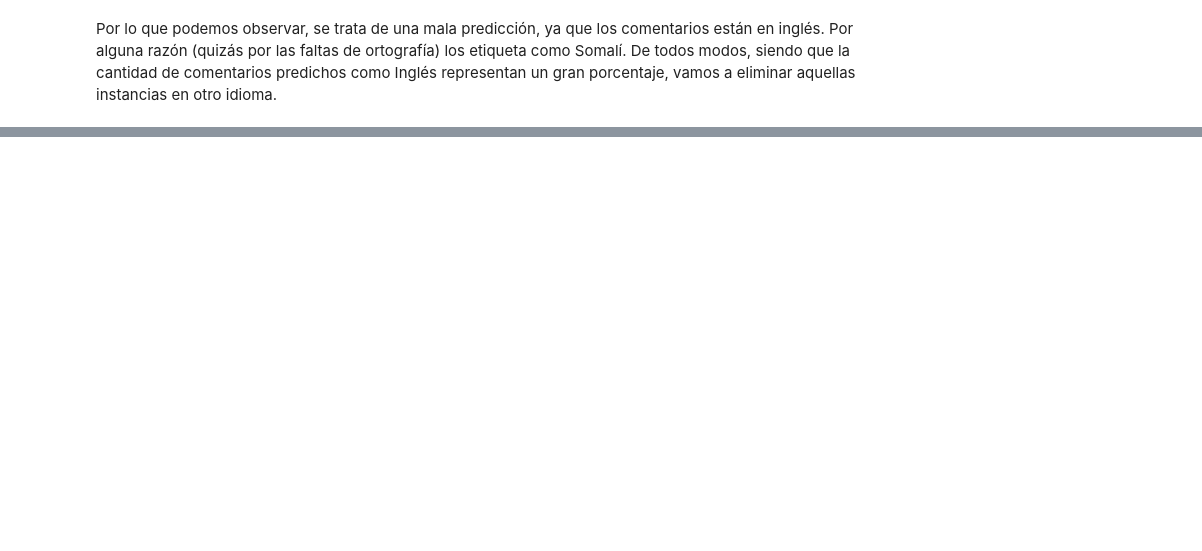
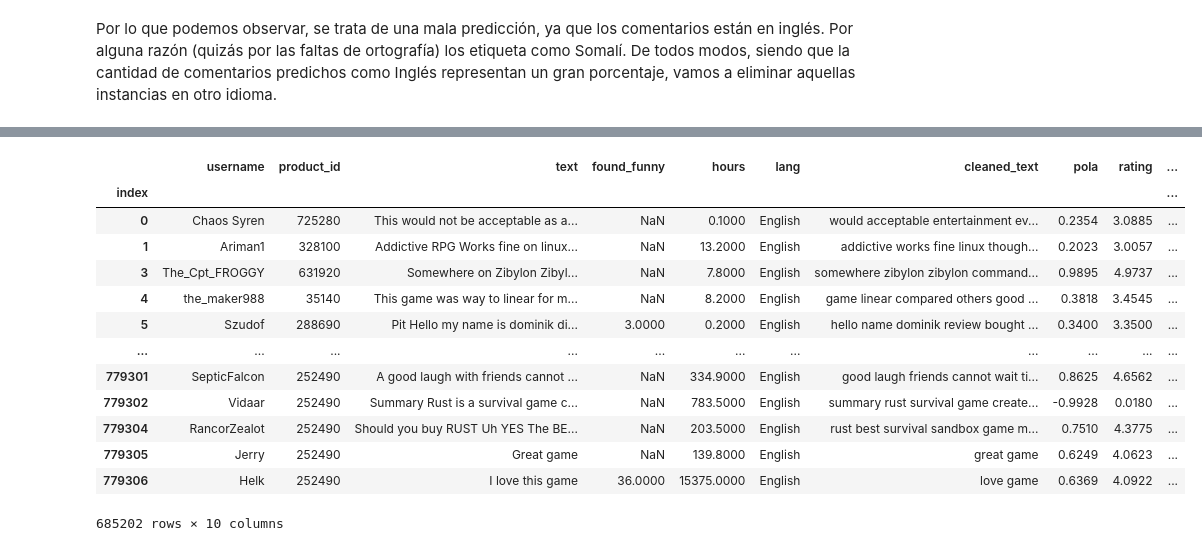
Before and after one commit to jmquintana/data_science_sprint_3, a Jupyter notebook: JoseQuintana_DS_Proyecto_03_SR.ipynb, the cells around one changed output, grey strips where cells are left out. Cells and saved outputs as stored; diff of their text form; code cells hidden in the pictures; blank space fills up the shorter version.

Commit message:
cleaning, getting polarity, normalizing and merging

```diff
--- a/JoseQuintana_DS_Proyecto_03_SR.ipynb
+++ b/JoseQuintana_DS_Proyecto_03_SR.ipynb
@@ -418,0 +549,2 @@ nltk.download('averaged_perceptron_tagger')
+# %%
+df_reviews['polarity'] = df_reviews['text'].progress_apply(polaridad)
@@ -418,0 +564,7 @@ nltk.download('averaged_perceptron_tagger')
+# %%
+# Creamos una columns de Rating entre 0 y 5, escalando la columna 'pola'
+column=df_reviews[['polarity']]
+scaler = MinMaxScaler(feature_range=(0,5))
+df_reviews['rating'] = scaler.fit_transform(column)
+df_reviews
+# %% [output]
@@ -419,3 +572,17 @@ nltk.download('averaged_perceptron_tagger')
+|  | username | product_id | text | found_funny | hours | lang | cleaned_text | pola | rating | ... |
+| index |  |  |  |  |  |  |  |  |  | ... |
+| 0 | Chaos Syren | 725280 | This would not be acceptable as a... | NaN | 0.1000 | English | would acceptable entertainment ev... | 0.2354 | 3.0885 | ... |
+| 1 | Ariman1 | 328100 | Addictive RPG Works fine on linux... | NaN | 13.2000 | English | addictive works fine linux though... | 0.2023 | 3.0057 | ... |
+| 3 | The_Cpt_FROGGY | 631920 | Somewhere on Zibylon Zibyl... | NaN | 7.8000 | English | somewhere zibylon zibylon command... | 0.9895 | 4.9737 | ... |
+| 4 | the_maker988 | 35140 | This game was way to linear for m... | NaN | 8.2000 | English | game linear compared others good ... | 0.3818 | 3.4545 | ... |
+| 5 | Szudof | 288690 | Pit Hello my name is dominik di... | 3.0000 | 0.2000 | English | hello name dominik review bought ... | 0.3400 | 3.3500 | ... |
+| ... | ... | ... | ... | ... | ... | ... | ... | ... | ... | ... |
+| 779301 | SepticFalcon | 252490 | A good laugh with friends cannot ... | NaN | 334.9000 | English | good laugh friends cannot wait ti... | 0.8625 | 4.6562 | ... |
+| 779302 | Vidaar | 252490 | Summary Rust is a survival game c... | NaN | 783.5000 | English | summary rust survival game create... | -0.9928 | 0.0180 | ... |
+| 779304 | RancorZealot | 252490 | Should you buy RUST Uh YES The BE... | NaN | 203.5000 | English | rust best survival sandbox game m... | 0.7510 | 4.3775 | ... |
+| 779305 | Jerry | 252490 | Great game | NaN | 139.8000 | English | great game | 0.6249 | 4.0623 | ... |
+| 779306 | Helk | 252490 | I love this game | 36.0000 | 15375.0000 | English | love game | 0.6369 | 4.0922 | ... |
+685202 rows × 10 columns
 # %%
 def subjectivity(text):
     return TextBlob(text).sentiment.subjectivity
```
Also changed, not shown: parts of 86 cells of this notebook.
